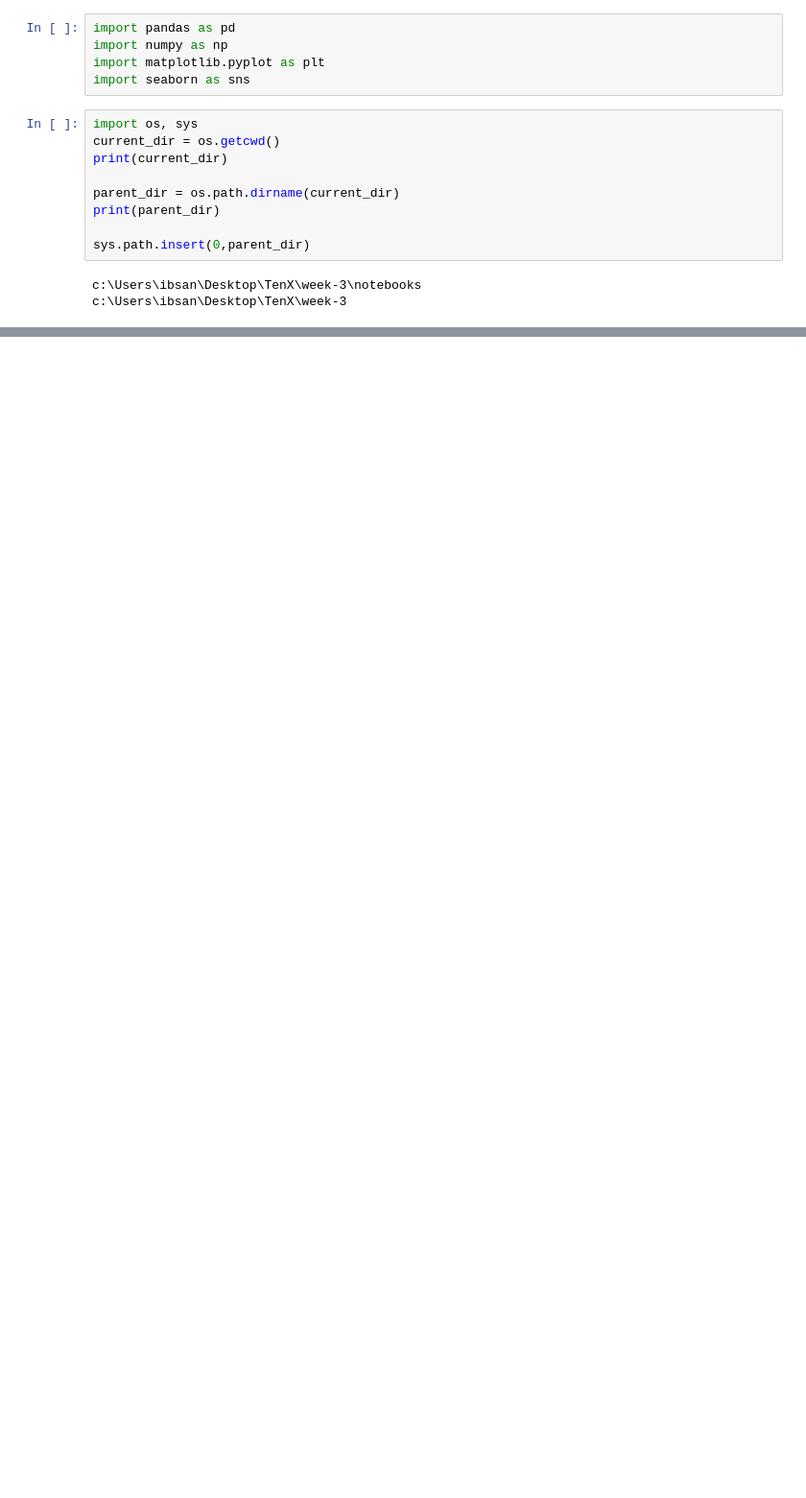
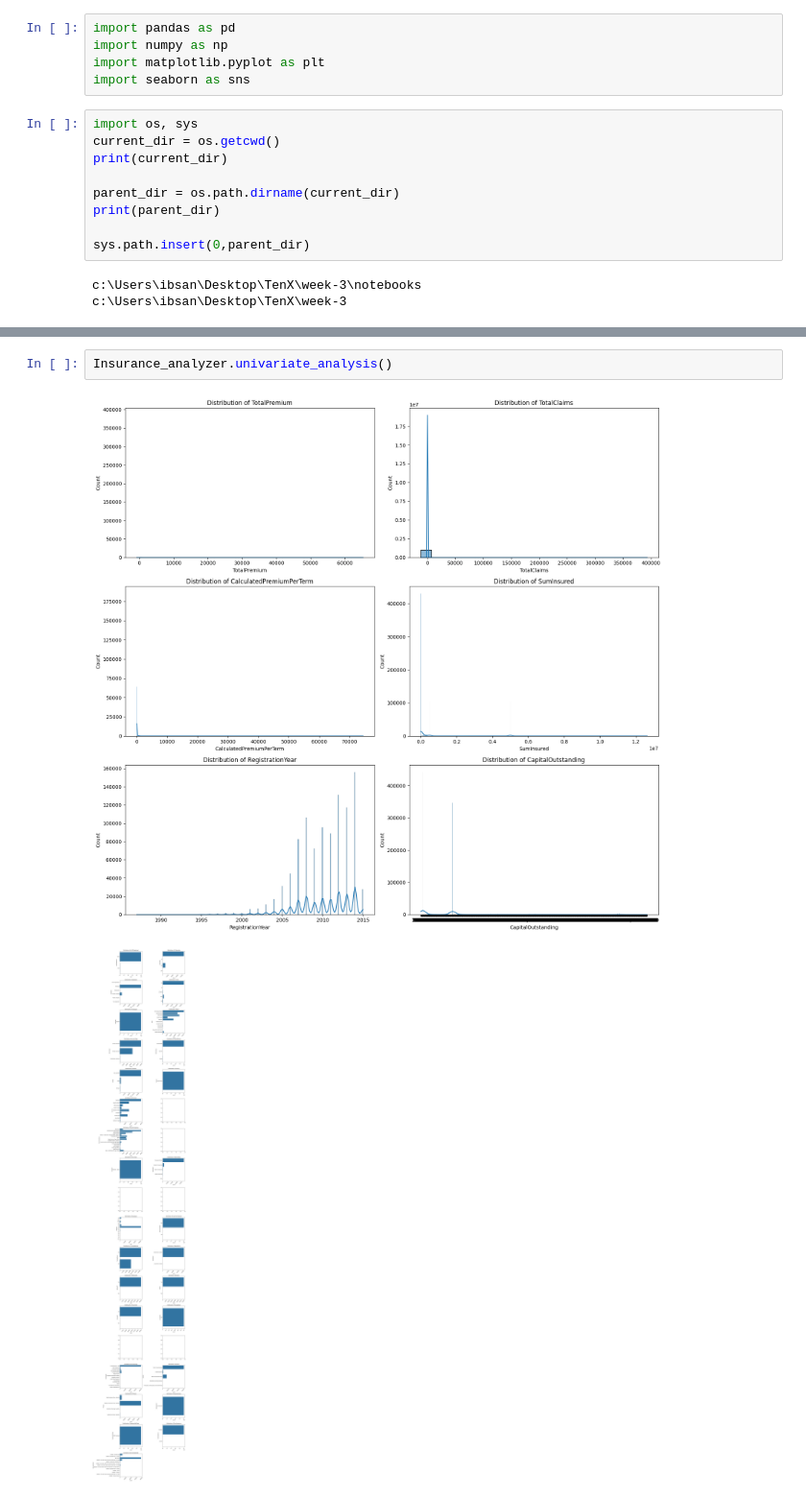
Before and after one commit to ibso99/Insurance-Analysis, a Jupyter notebook: notebooks/EDA.ipynb, the cells around one changed output, grey strips where cells are left out. Shown at 96% size. Cells and saved outputs as stored; diff of their text form; blank space fills up the shorter version.

```diff
--- a/notebooks/EDA.ipynb
+++ b/notebooks/EDA.ipynb
@@ -119 +87,6 @@ max    3.930921e+05
+# %%
+Insurance_analyzer.univariate_analysis()
+# %% [output]
+[figure, added]
+[figure, added]
 # %%
```
Also changed, not shown: parts of 17 cells of this notebook, 1 other file.
